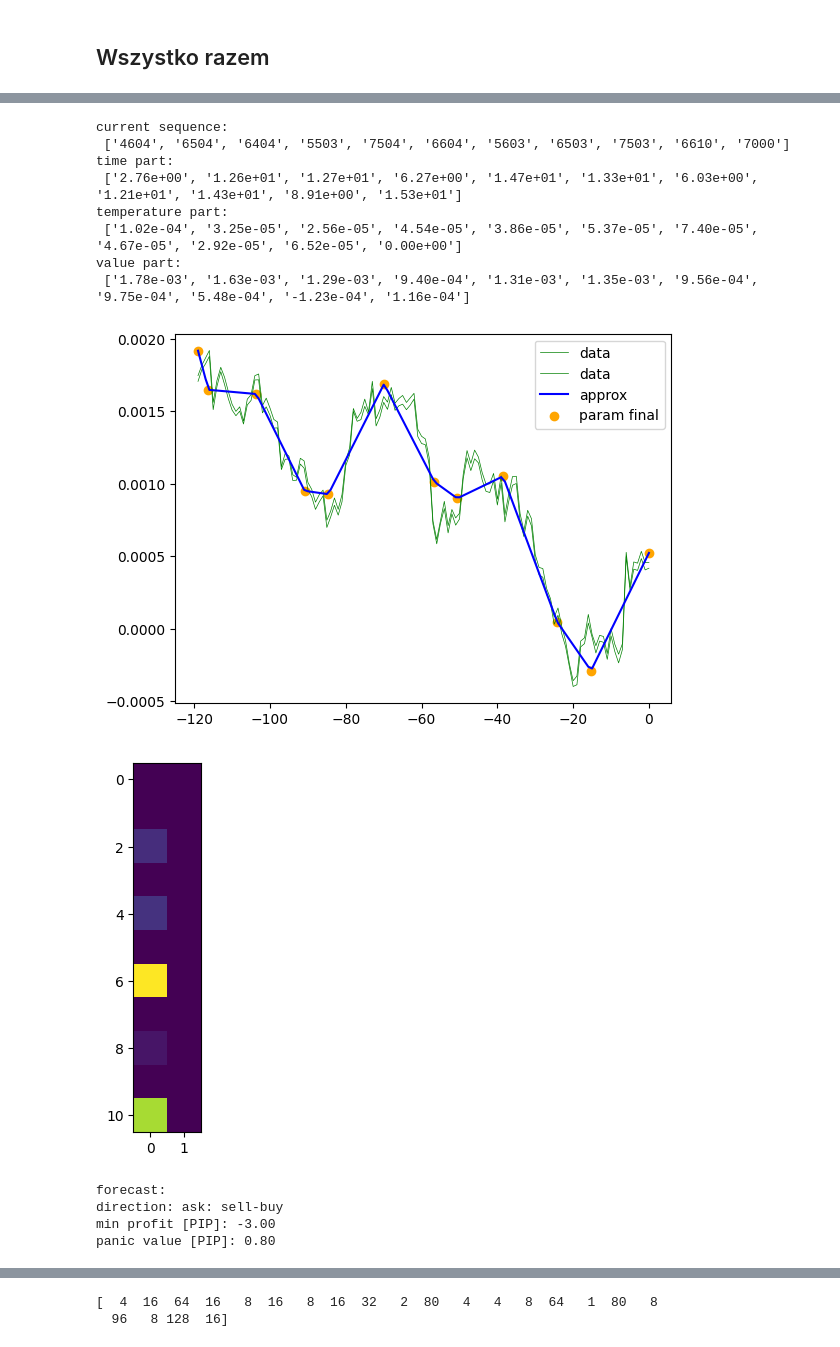
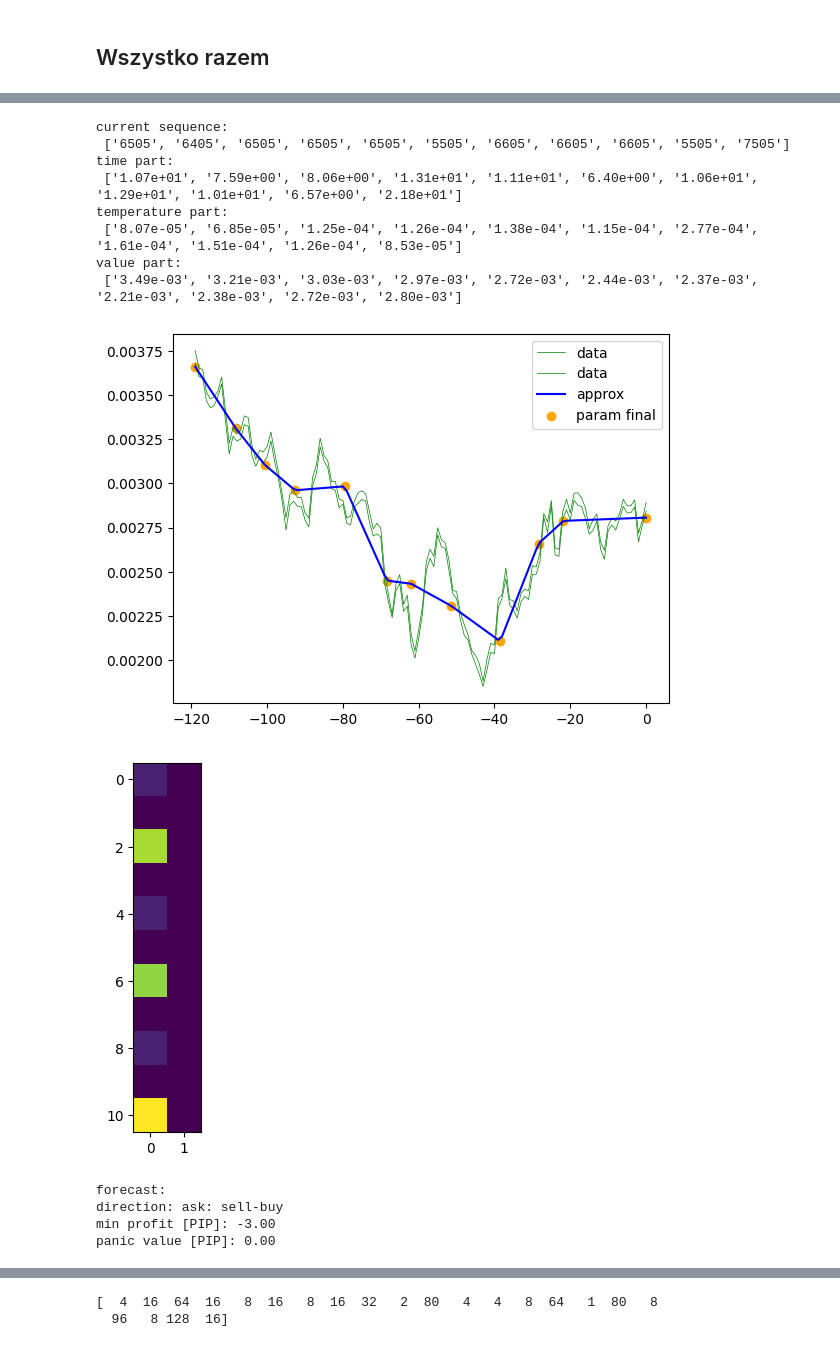
Before and after one commit to stefanzarembinski/szx81, a Jupyter notebook: src/methodes.ipynb, the cells around one changed output, grey strips where cells are left out. Cells and saved outputs as stored; diff of their text form; code cells hidden in the pictures.

```diff
--- a/src/methodes.ipynb
+++ b/src/methodes.ipynb
@@ -1,17 +1,12 @@
 # %%
 import datetime
+from os import path
 import math
+import collections
 import numpy as np
 np.set_printoptions(formatter={'float_kind':"{:-.3e}".format})
 import matplotlib.pyplot as plt
 from mpl_toolkits.mplot3d import Axes3D
 import scipy.signal as signal
 import core as co
-
 import test_data as td
-# if td.DATA is None:
-td.set_test_data(
-data_count=20000,
-start_time=datetime.datetime(2023, 3, 21, 12, 24).timestamp(),
-moving_av=True
-    )
@@ -23,3 +13,9 @@ Subtracting moving avarage: True
+# %%
+if td.DATA is None:
+    td.set_test_data(
+    data_count=20000,
+    start_time=datetime.datetime(2023, 3, 21, 12, 24).timestamp(),
+    moving_av=True)
 # %%
 from IPython.display import display as disp
 from IPython.display import Markdown as md
@@ -234,3 +231,16 @@ Trzy histogramy:
     * natężenie fluktuacji.
 # %% [markdown]
 ## Wszystko razem
+# %%
+td.set_test_data(
+    data_count=None,
+    moving_av=True)
+
+tokenizer = me.Tokenizer(td.VALUE)
+tokenizer.set_quantization_limits()
+shift = 0
+window = 120
+time_temp_value = []
+while shift + window < len(td.VALUE):
+    time_temp_value.extend(tokenizer.get_sentence(td.VALUE[shift: shift + window]))
+    shift += window
@@ -266,6 +277,9 @@ The vcabulary has 8 * 8 * 16 = 1024 words, yet only 210 words used:
 # %%
+from PIL import Image
+from matplotlib.pyplot import imshow
+
 window = 120
-shift = 1100
+shift = 1600
 value = td.VALUE[shift: window + shift]
 time_temp_value = tokenizer.get_sentence(value)
 
@@ -274,41 +288,42 @@ print('time part:\n', [f'{_:.2e}' for _ in tokenizer.time_part])
 print('temperature part:\n', [f'{_:.2e}' for _ in tokenizer.temp_part])
 print('value part:\n', [f'{_:.2e}' for _ in tokenizer.value_part])
 
+me.Tokenizer.number_pieces = 10
 bytes = me.Tokenizer.get_sentence_bytes(time_temp_value)
 
 cndl_count = np.arange(-len(value) + 1, 1)
 plt.plot(cndl_count, value, color='green', label='data', linewidth='0.5')
 plt.plot(cndl_count, tokenizer.clazz.approx(cndl_count), color='blue', label='approx')
 plt.scatter(*tokenizer.clazz.knots(), color='orange', label='param final')
 
 plt.legend()
 plt.show()
 # print(bytes.hex())
 h = 2
 w = 11
 
 bytes = np.flip(np.array(bytes)).copy(order='C')
 img = Image.frombytes("L", (h, w), bytes)
 imshow(np.asarray(img))
 plt.show()
 
 forecast = me.Forecast(
     td.VALUE[shift: FORECAST_WINDOW + shift],
     threshold=FORECAST_THRESHOLD, plotall=True)
 print(forecast)
 forecast.plot()
 # %% [output]
 current sequence:
- ['4604', '6504', '6404', '5503', '7504', '6604', '5603', '6503', '7503', '6610', '7000']
+ ['6505', '6405', '6505', '6505', '6505', '5505', '6605', '6605', '6605', '5505', '7505']
 time part:
- ['2.76e+00', '1.26e+01', '1.27e+01', '6.27e+00', '1.47e+01', '1.33e+01', '6.03e+00', '1.21e+01', '1.43e+01', '8.91e+00', '1.53e+01']
+ ['1.07e+01', '7.59e+00', '8.06e+00', '1.31e+01', '1.11e+01', '6.40e+00', '1.06e+01', '1.29e+01', '1.01e+01', '6.57e+00', '2.18e+01']
 temperature part:
- ['1.02e-04', '3.25e-05', '2.56e-05', '4.54e-05', '3.86e-05', '5.37e-05', '7.40e-05', '4.67e-05', '2.92e-05', '6.52e-05', '0.00e+00']
+ ['8.07e-05', '6.85e-05', '1.25e-04', '1.26e-04', '1.38e-04', '1.15e-04', '2.77e-04', '1.61e-04', '1.51e-04', '1.26e-04', '8.53e-05']
 value part:
- ['1.78e-03', '1.63e-03', '1.29e-03', '9.40e-04', '1.31e-03', '1.35e-03', '9.56e-04', '9.75e-04', '5.48e-04', '-1.23e-04', '1.16e-04']
+ ['3.49e-03', '3.21e-03', '3.03e-03', '2.97e-03', '2.72e-03', '2.44e-03', '2.37e-03', '2.21e-03', '2.38e-03', '2.72e-03', '2.80e-03']
-[figure, old version]
+[figure, new version]
-[figure, old version]
+[figure, new version]
 forecast:
 direction: ask: sell-buy
 min profit [PIP]: -3.00
-panic value [PIP]: 0.80
+panic value [PIP]: 0.00
```
Also changed, not shown: parts of 6 cells of this notebook, 5 other files.
